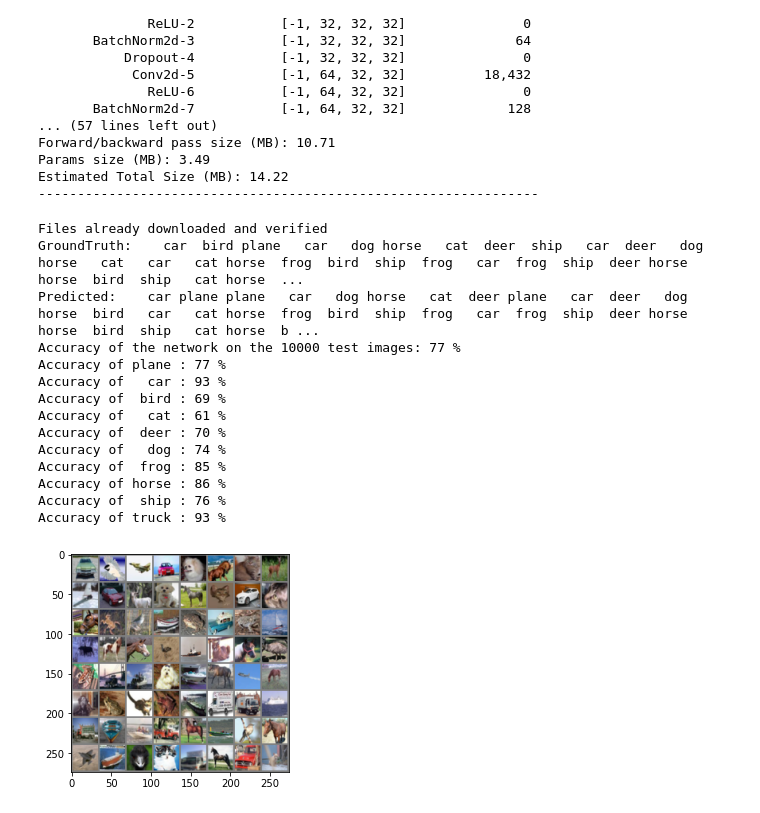
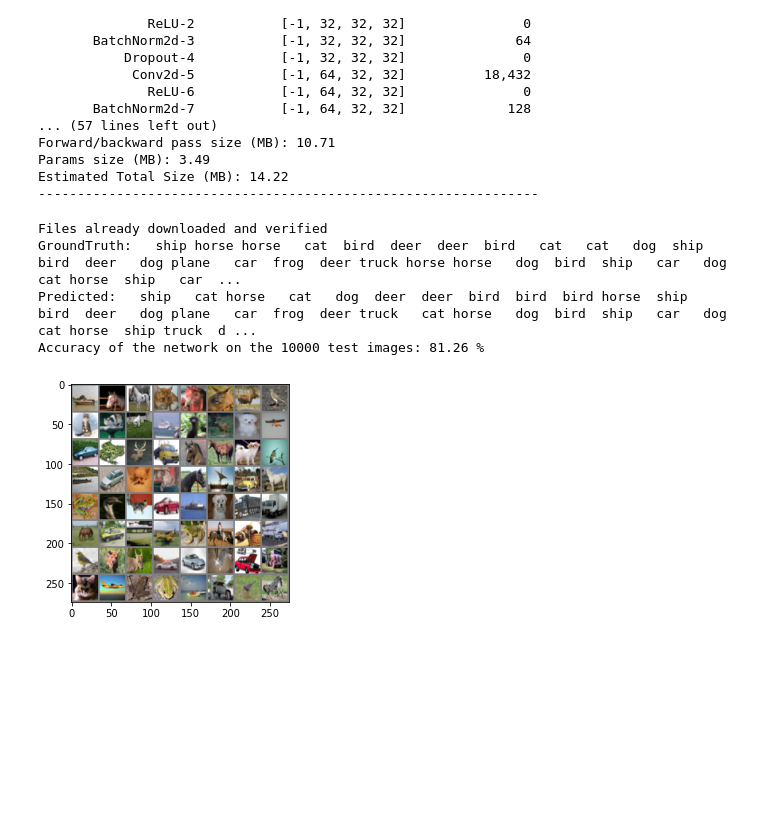
Before and after one commit to santhiya-v/EVA, a Jupyter notebook: S7/CIFAR_S7.ipynb, the cells around one changed output. Saved outputs shown, nothing was run; the diff lists cells and outputs as text; code cells hidden in the pictures; blank space fills up the shorter version.

Commit message:
CIFAR trained for 30 epochs to increase accuracy percentage

```diff
--- a/S7/CIFAR_S7.ipynb
+++ b/S7/CIFAR_S7.ipynb
@@ -365,21 +365,11 @@ for epoch in range(30):
 # %%
 testloader = getTestDataLoader(dataloader_args)
 predict_on_test(net, testloader, device)
 test(net, testloader, device)
-class_performance(net, testloader, device)
+# class_performance(net, testloader, device)
 # %% [output]
 Files already downloaded and verified
-GroundTruth:    car  bird plane   car   dog horse   cat  deer  ship   car  deer   dog horse   cat   car   cat horse  frog  bird  ship  frog   car  frog  ship  deer horse horse  bird  ship   cat horse  ...
-Predicted:    car plane plane   car   dog horse   cat  deer plane   car  deer   dog horse  bird   car   cat horse  frog  bird  ship  frog   car  frog  ship  deer horse horse  bird  ship   cat horse  b ...
-Accuracy of the network on the 10000 test images: 77 %
-Accuracy of plane : 77 %
-Accuracy of   car : 93 %
-Accuracy of  bird : 69 %
-Accuracy of   cat : 61 %
-Accuracy of  deer : 70 %
-Accuracy of   dog : 74 %
-Accuracy of  frog : 85 %
-Accuracy of horse : 86 %
-Accuracy of  ship : 76 %
-Accuracy of truck : 93 %
+GroundTruth:   ship horse horse   cat  bird  deer  deer  bird   cat   cat   dog  ship  bird  deer   dog plane   car  frog  deer truck horse horse   dog  bird  ship   car   dog   cat horse  ship   car  ...
+Predicted:   ship   cat horse   cat   dog  deer  deer  bird  bird  bird horse  ship  bird  deer   dog plane   car  frog  deer truck   cat horse   dog  bird  ship   car   dog   cat horse  ship truck  d ...
+Accuracy of the network on the 10000 test images: 81.26 %
-[figure, old version]
+[figure, new version]
```
Also changed, not shown: parts of 2 cells of this notebook.
